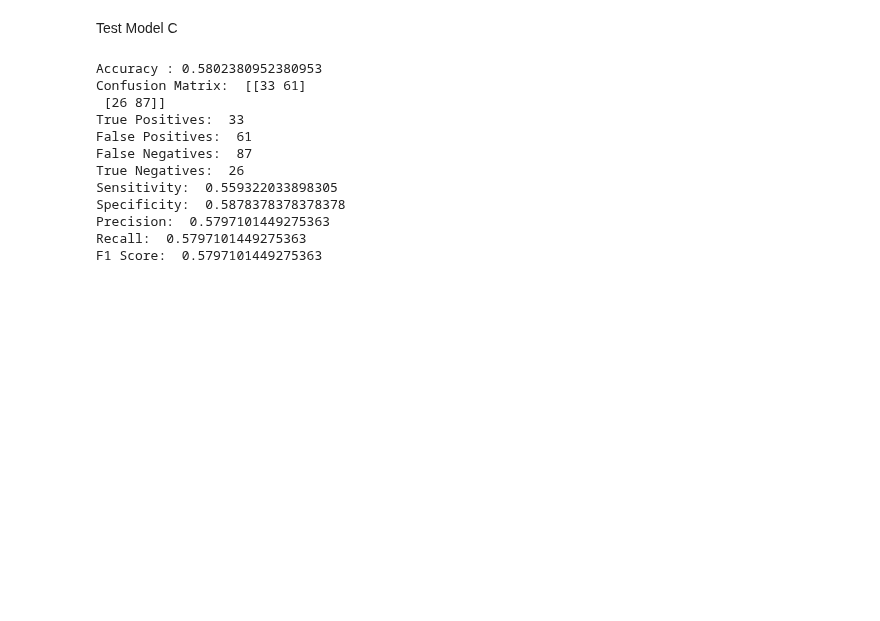
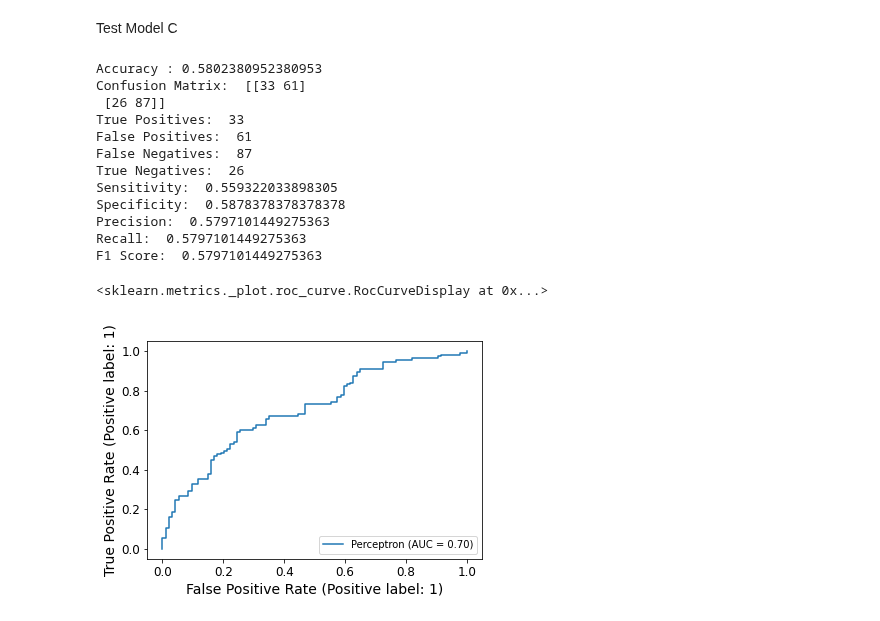
Before and after one commit to romanfen/F21DL-G6, a Jupyter notebook: Lab_10_MultiLayer_Perceptron_Heart.ipynb, the cells around one changed output. Saved outputs shown, nothing was run; the diff lists cells and outputs as text; code cells hidden in the pictures; blank space fills up the shorter version.

```diff
--- a/Lab_10_MultiLayer_Perceptron_Heart.ipynb
+++ b/Lab_10_MultiLayer_Perceptron_Heart.ipynb
@@ -224,16 +231,19 @@ F1 Score:  0.6044776119402985
 Test Model C
 # %%
 testModel(per_clf_C, C_test.iloc[:, :-1], C_test.iloc[:, -1])
+plot_roc_curve(per_clf_C, C_test.iloc[:, :-1], C_test.iloc[:, -1])
 # %% [output]
 Accuracy : 0.5802380952380953
 Confusion Matrix:  [[33 61]
  [26 87]]
 True Positives:  33
 False Positives:  61
 False Negatives:  87
 True Negatives:  26
 Sensitivity:  0.559322033898305
 Specificity:  0.5878378378378378
 Precision:  0.5797101449275363
 Recall:  0.5797101449275363
 F1 Score:  0.5797101449275363
+<sklearn.metrics._plot.roc_curve.RocCurveDisplay at 0x...>
+[figure, added]
```
Also changed, not shown: parts of 4 cells of this notebook.
